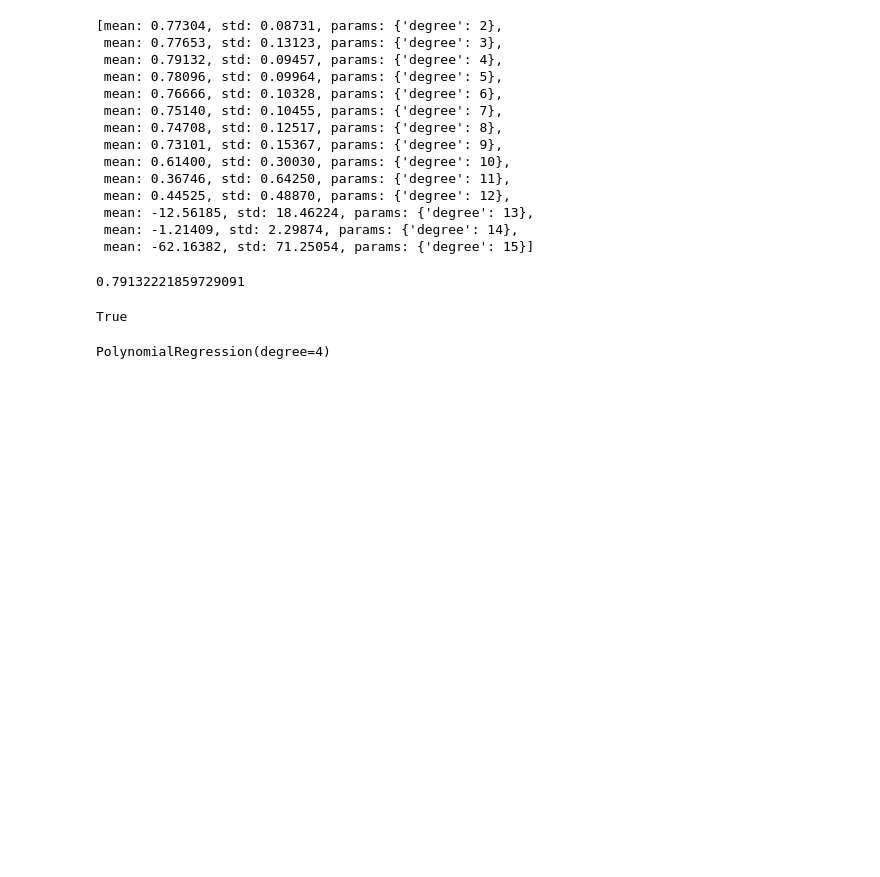
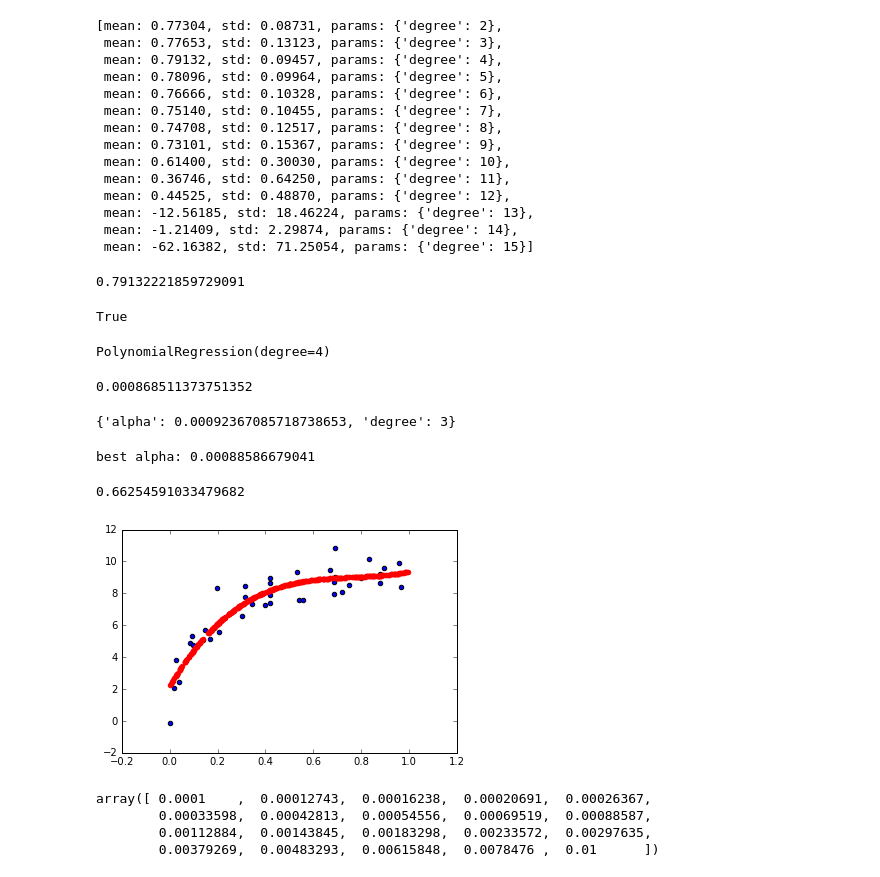
Before and after one commit to bigdive08/Rep08, a Jupyter notebook: ml/ML1-Intro_vle.ipynb, the cells around one changed output. Saved outputs shown, nothing was run; the diff lists cells and outputs as text; code cells hidden in the pictures; blank space fills up the shorter version.

```diff
--- a/ml/ML1-Intro_vle.ipynb
+++ b/ml/ML1-Intro_vle.ipynb
@@ -830,3 +859,48 @@ True
 gs.best_estimator_
 # %% [output]
 PolynomialRegression(degree=4)
+# %%
+alphas[np.argmax(test_scores)]
+# %% [output]
+0.000868511373751352
+# %%
+# ESERCIZIO
+N = 40
+X_train = X[:N]
+y_train = y[:N]
+
+degrees = np.arange(2, 15)
+alphas = np.logspace(-4,-2,30)
+
+model = RegularizedPolynomialRegression(2, alpha = 0.1).fit(X_train, y_train)
+
+param_grid = {"degree": degrees, "alpha": alphas}
+gs = grid_search.GridSearchCV(model, param_grid)
+gs.fit(X_train, y_train)
+gs.best_params_
+# %% [output]
+{'alpha': 0.00092367085718738653, 'degree': 3}
+# %%
+alphas[np.argmax(test_scores)]
+# alpha = 0.00088586679041008235
+degree = 3
+print "best alpha:", alpha
+model = RegularizedPolynomialRegression(degree, alpha).fit(X_train, y_train)
+
+X_test, y_test = make_data(400, error=1.0, random_seed = 2)
+y_pred = model.predict(X_test)
+
+plt.scatter(X_train.ravel(), y_train)
+plt.scatter(X_test.ravel(), y_pred, color = 'r')
+r2(model.predict(X_test), y_test)
+# %% [output]
+best alpha: 0.00088586679041
+0.66254591033479682
+[figure, added]
+# %%
+np.logspace(-4,-2,20)
+# %% [output]
+array([ 0.0001    ,  0.00012743,  0.00016238,  0.00020691,  0.00026367,
+        0.00033598,  0.00042813,  0.00054556,  0.00069519,  0.00088587,
+        0.00112884,  0.00143845,  0.00183298,  0.00233572,  0.00297635,
+        0.00379269,  0.00483293,  0.00615848,  0.0078476 ,  0.01      ])
```
Also changed, not shown: parts of 9 cells of this notebook.
